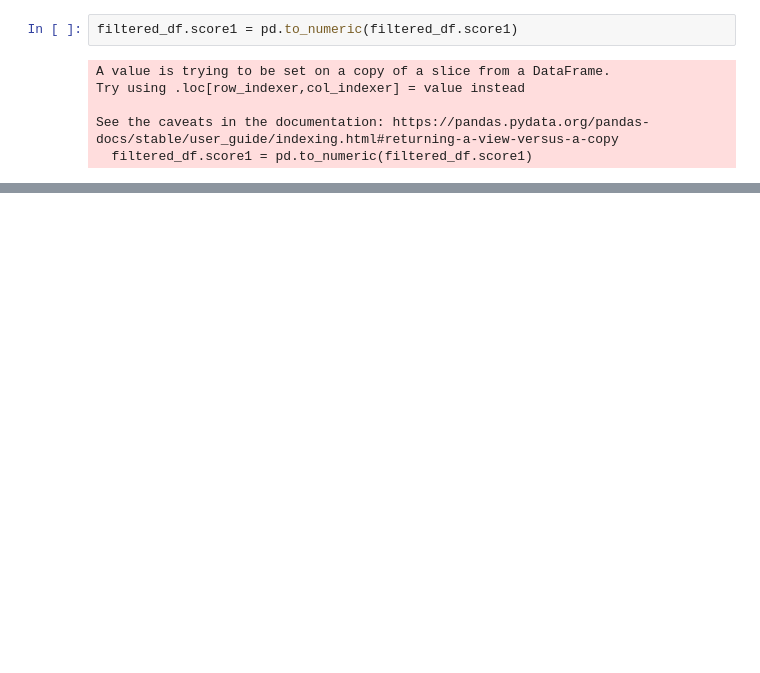
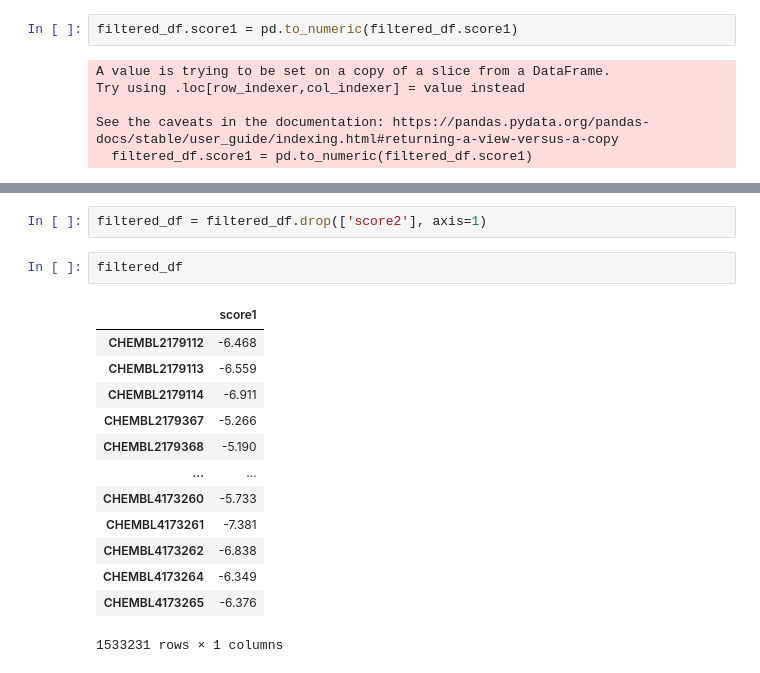
Before and after one commit to rivas-lab/Smiles2Dock, a Jupyter notebook: analysis.ipynb, the cells around one changed output, grey strips where cells are left out. Cells and saved outputs as stored; diff of their text form; blank space fills up the shorter version.

```diff
--- a/analysis.ipynb
+++ b/analysis.ipynb
@@ -131,3 +117,21 @@ dtype: object
+# %%
+filtered_df = filtered_df.drop(['score2'], axis=1)
+# %%
+filtered_df
+# %% [output]
+|  | score1 |
+| CHEMBL2179112 | -6.468 |
+| CHEMBL2179113 | -6.559 |
+| CHEMBL2179114 | -6.911 |
+| CHEMBL2179367 | -5.266 |
+| CHEMBL2179368 | -5.190 |
+| ... | ... |
+| CHEMBL4173260 | -5.733 |
+| CHEMBL4173261 | -7.381 |
+| CHEMBL4173262 | -6.838 |
+| CHEMBL4173264 | -6.349 |
+| CHEMBL4173265 | -6.376 |
+1533231 rows × 1 columns
 # %%
 filtered_df.score1.plot.hist(bins=10000)
 # %% [output]
```
Also changed, not shown: parts of 48 cells of this notebook, 22 other files.
